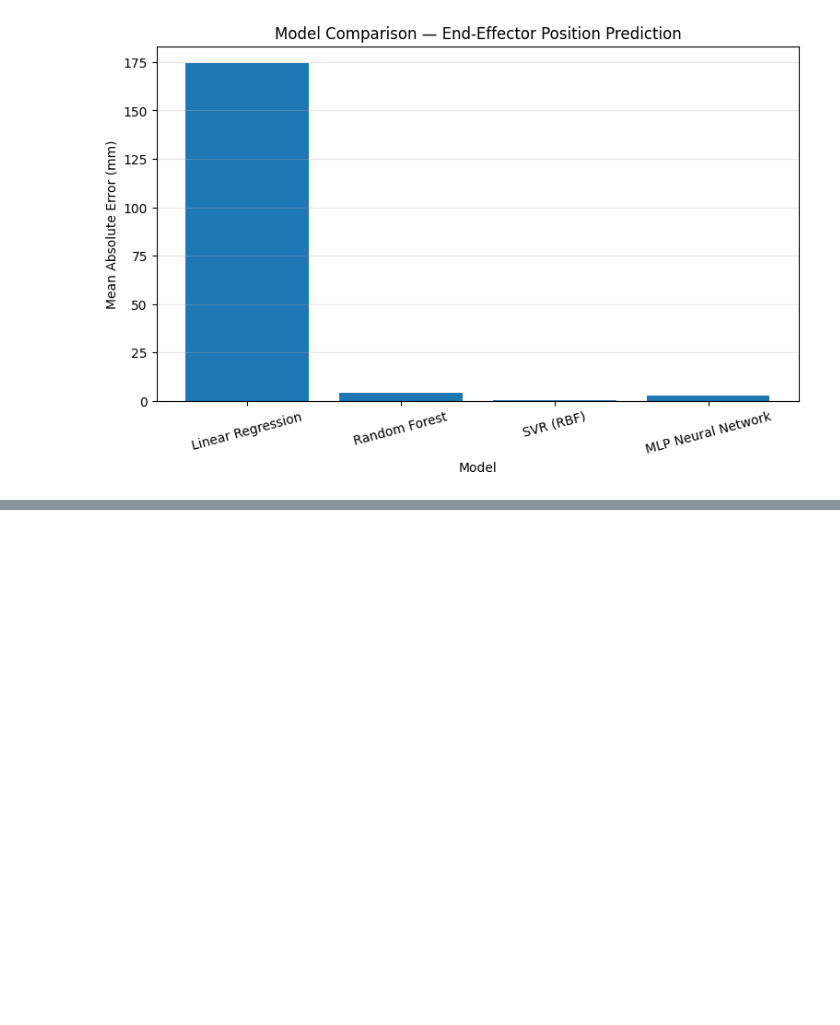
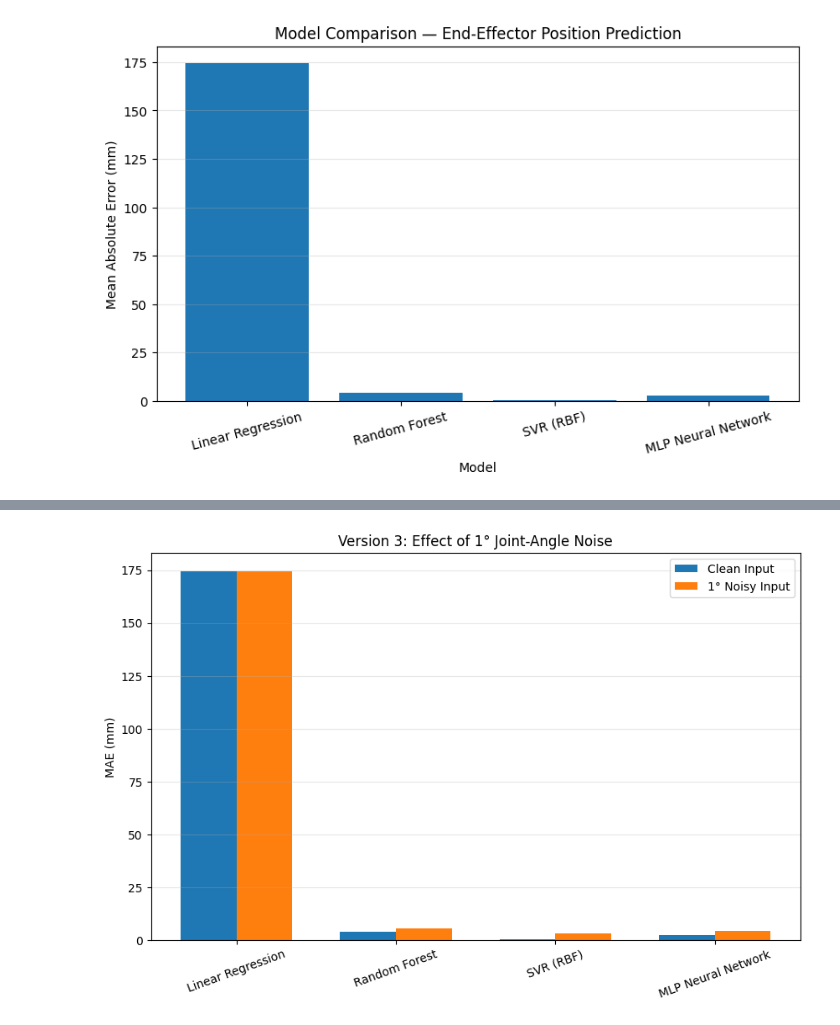
Before and after one commit to MVpranav168/2-link-robot-ml, a Jupyter notebook: 01_robot_arm_ml.ipynb, the cells around one changed output, grey strips where cells are left out. Cells and saved outputs as stored; diff of their text form; code cells hidden in the pictures; blank space fills up the shorter version.

Commit message:
Add Version 3 sensor noise experiment

```diff
--- a/01_robot_arm_ml.ipynb
+++ b/01_robot_arm_ml.ipynb
@@ -515,0 +594,5 @@ plt.show()
+# %%
+y_pred_rf_noisy = model.predict(x_test_noisy)
+
+print("First 5 predictions using noisy angles")
+print(y_pred_rf_noisy[:5])
@@ -515,0 +657,14 @@ plt.show()
+# %%
+y_pred_mlp_noisy = mlp_model.predict(x_test_noisy)
+
+mae_mlp_noisy = mean_absolute_error(y_test, y_pred_mlp_noisy)
+r2_mlp_noisy = r2_score(
+    y_test,
+    y_pred_mlp_noisy,
+    multioutput="variance_weighted"
+)
+
+print("MLP with noisy input")
+print("MAE:", mae_mlp_noisy, "cm")
+print("MAE:", mae_mlp_noisy * 10, "mm")
+print("R²:", r2_mlp_noisy)
@@ -515,0 +720,29 @@ plt.show()
+# %%
+plt.figure(figsize=(10, 6))
+
+x_pos = np.arange(len(v3_results))
+width = 0.35
+
+plt.bar(
+    x_pos - width/2,
+    v3_results["Clean_MAE_mm"],
+    width,
+    label="Clean Input"
+)
+
+plt.bar(
+    x_pos + width/2,
+    v3_results["Noisy_MAE_mm"],
+    width,
+    label="1° Noisy Input"
+)
+
+plt.xticks(x_pos, v3_results["Model"], rotation=20)
+plt.ylabel("MAE (mm)")
+plt.title("Version 3: Effect of 1° Joint-Angle Noise")
+plt.legend()
+plt.grid(axis="y", alpha=0.3)
+
+plt.show()
+# %% [output]
+[figure, added]
```
Also changed, not shown: parts of 15 cells of this notebook.
